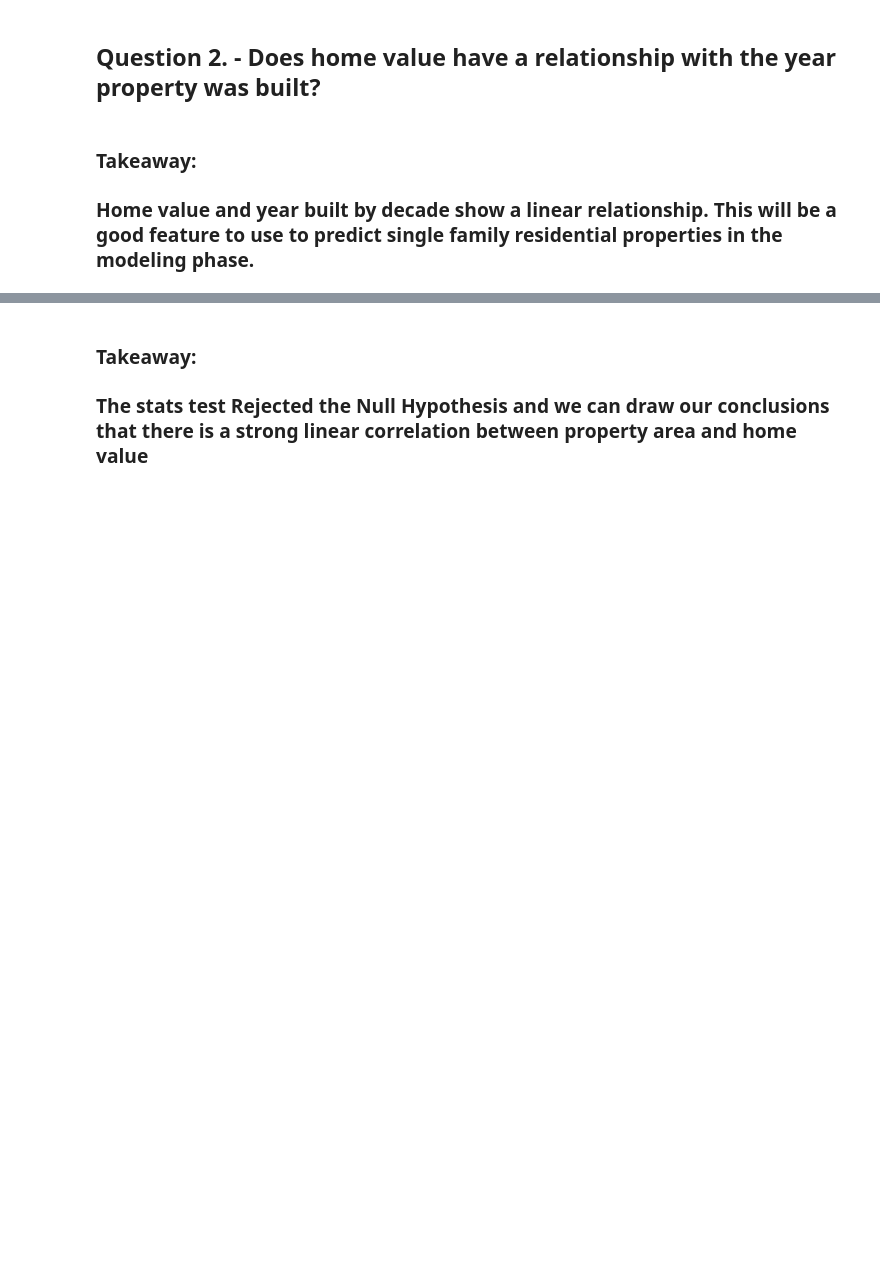
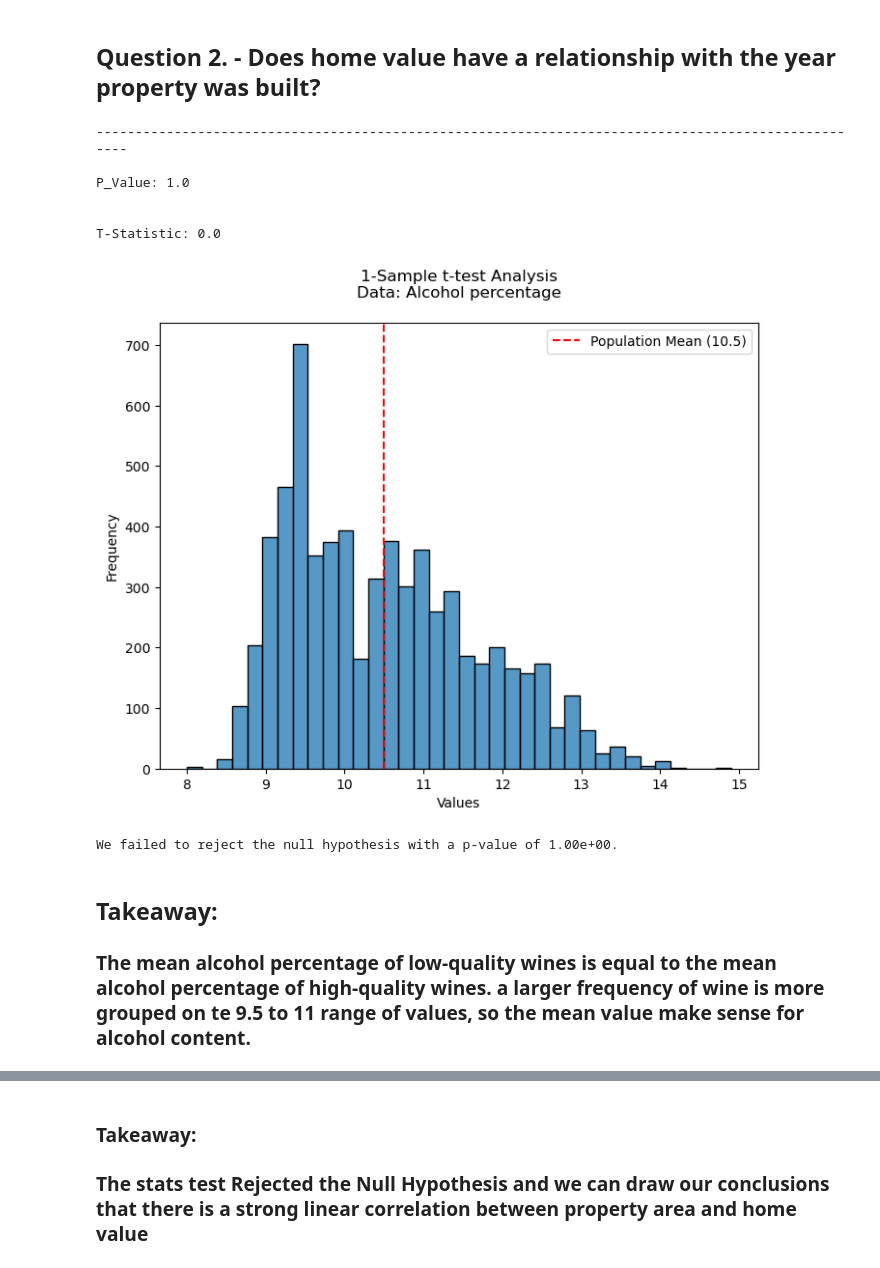
Before and after one commit to Marc-Aradillas/Wine_Project, a Jupyter notebook: mvp.ipynb, the cells around one changed output, grey strips where cells are left out. Saved outputs shown, nothing was run; the diff lists cells and outputs as text; code cells hidden in the pictures; blank space fills up the shorter version.

```diff
--- a/mvp.ipynb
+++ b/mvp.ipynb
@@ -100,8 +101,18 @@ We reject the null hypothesis with a p-value of 1.91e-193.
 ## Question 2. - **Does home value have a relationship with the year property was built?**
 # %%
 # analysis 2 visualization
-# analysis_2(train)
+e.analysis_2(df, 'alcohol', a=0.05)
+# %% [output]
+----------------------------------------------------------------------------------------------------
+
+P_Value: 1.0
+
+
+T-Statistic: 0.0
+[figure, added]
+We failed to reject the null hypothesis with a p-value of 1.00e+00.
 # %% [markdown]
-### **Takeaway:**
-### Home value and year built by decade show a linear relationship. This will be a good feature to use to predict single family residential properties in the modeling phase.
+## Takeaway:
+
+### **The mean alcohol percentage of low-quality wines is equal to the mean alcohol percentage of high-quality wines. a larger frequency of wine is more grouped on te 9.5 to 11 range of values, so the mean value make sense for alcohol content.**
 # %% [markdown]
```
Also changed, not shown: parts of 4 cells of this notebook, 3 other files.
